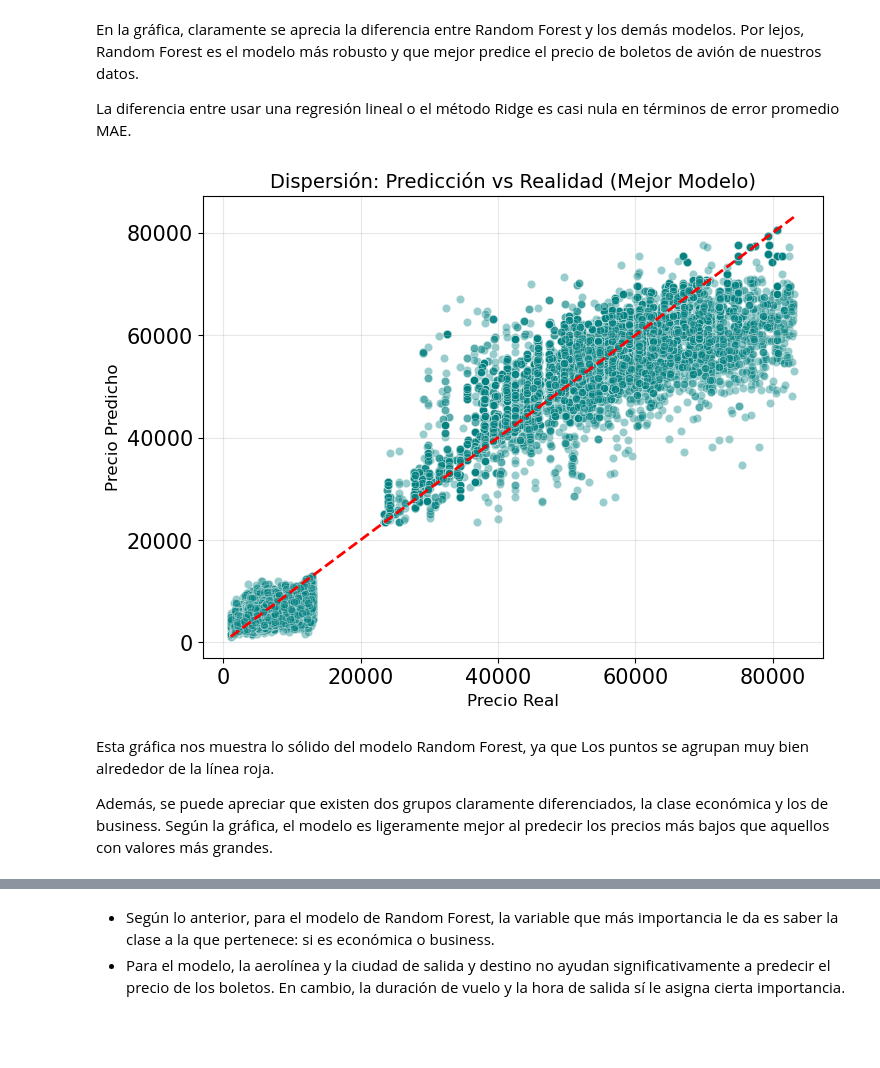
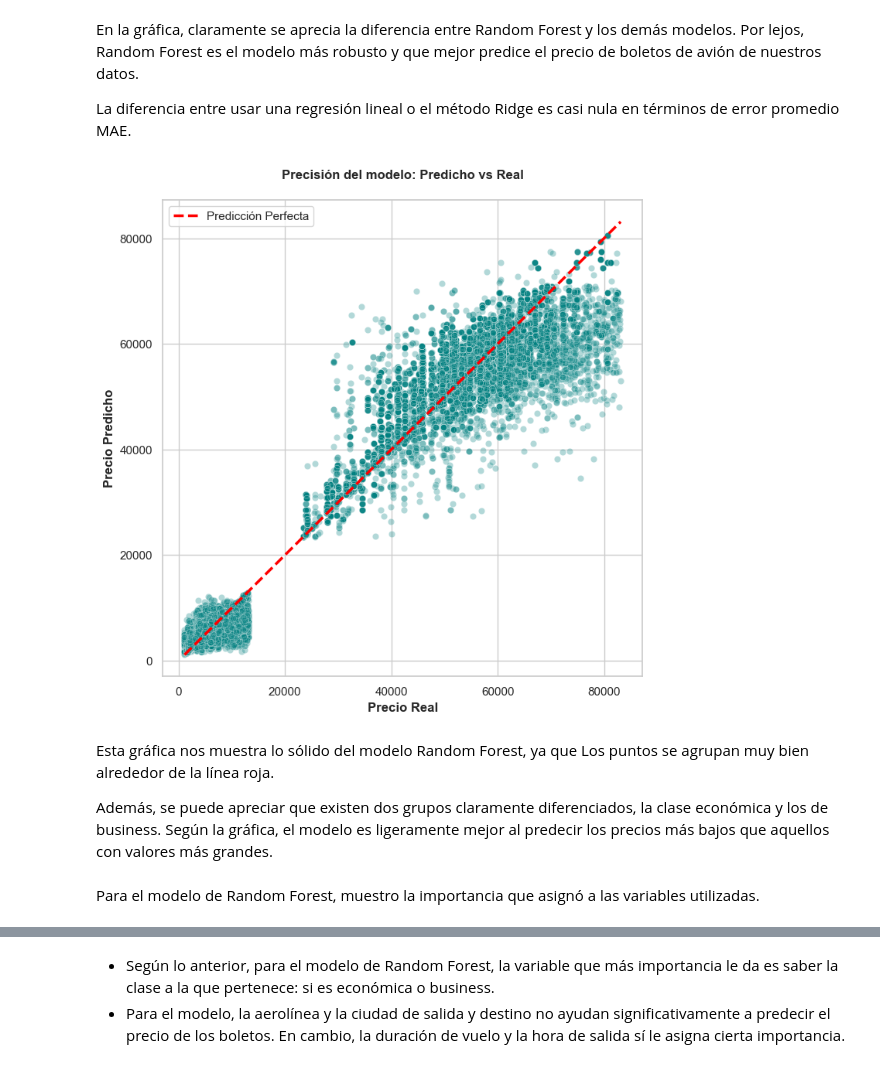
Before and after one commit to aegutierrez235/flight-price-prediction, a Jupyter notebook: Predicción del precio de vuelos.ipynb, the cells around one changed output, grey strips where cells are left out. Drawn from its saved outputs; the diff is of its cells as text; code cells hidden in the pictures; blank space fills up the shorter version.

```diff
--- a/Predicción del precio de vuelos.ipynb
+++ b/Predicción del precio de vuelos.ipynb
@@ -433,8 +442,19 @@ df.head()
 matriz_correlacion = df.corr(numeric_only = True)
 
 # Creo el mapa de calor.
-plt.figure(figsize = (15, 15))
-sns.heatmap(matriz_correlacion, annot = True, fmt = '.1f', cmap = 'coolwarm')
-plt.title('Matriz de correlación entre columnas')
+mask = np.triu(np.ones_like(matriz_correlacion, dtype = bool))
+f, ax = plt.subplots(figsize = (11, 9))
+cmap = sns.diverging_palette(230, 20, as_cmap = True)
+sns.heatmap(matriz_correlacion,
+            mask = mask,
+            cmap = cmap,
+            vmax = 1,
+            center = 0,
+            annot = True,
+            fmt = '.1f',
+            square = True,
+            linewidths = .5,
+            cbar_kws = {'shrink': .5})
+plt.title('Matriz de correlación', fontsize = 16, fontweight = 'bold', pad = 20)
 plt.show()
 # %% [output]
@@ -650,22 +702,31 @@ En la gráfica, claramente se aprecia la diferencia entre Random Forest y los de
 
 La diferencia entre usar una regresión lineal o el método Ridge es casi nula en términos de error promedio MAE.
 # %%
-plt.figure(figsize=(8, 6))
-sns.scatterplot(x=y_test, y=y_pred_rf_opt, alpha=0.4, color='teal')
+# Creo la gráfica de dispersión.
+sns.set_theme(style = 'whitegrid')
+plt.figure(figsize = (8, 8))
+sns.scatterplot(
+    x = y_test,
+    y = y_pred_rf_opt,
+    alpha = 0.3,
+    color = 'teal')
 
-# Línea de referencia (lo que sería una predicción perfecta)
+# Línea de predicción perfecta.
 linea_perfecta = [y_test.min(), y_test.max()]
-plt.plot(linea_perfecta, linea_perfecta, color='red', linestyle='--', lw=2)
+plt.plot(linea_perfecta, linea_perfecta, color = 'red', linestyle = '--', lw = 2.5, label = 'Predicción Perfecta')
 
-plt.xlabel('Precio Real', fontsize=12)
-plt.ylabel('Precio Predicho', fontsize=12)
-plt.title('Dispersión: Predicción vs Realidad (Mejor Modelo)', fontsize=14)
-plt.grid(alpha=0.3)
+plt.xlabel('Precio Real', fontweight = 'bold')
+plt.ylabel('Precio Predicho', fontweight = 'bold')
+plt.title('Precisión del modelo: Predicho vs Real', fontweight = 'bold', pad = 20)
+plt.legend()
+plt.savefig('precisión_actual_predicted.png', dpi = 300, bbox_inches = 'tight')
 plt.show()
 # %% [output]
-[figure, old version]
+[figure, new version]
 # %% [markdown]
 Esta gráfica nos muestra lo sólido del modelo Random Forest, ya que Los puntos se agrupan muy bien alrededor de la línea roja.
 
 Además, se puede apreciar que existen dos grupos claramente diferenciados, la clase económica y los de business. Según la gráfica, el modelo es ligeramente mejor al predecir los precios más bajos que aquellos con valores más grandes.
+# %% [markdown]
+Para el modelo de Random Forest, muestro la importancia que asignó a las variables utilizadas.
 # %%
```
Also changed, not shown: parts of 7 cells of this notebook.
